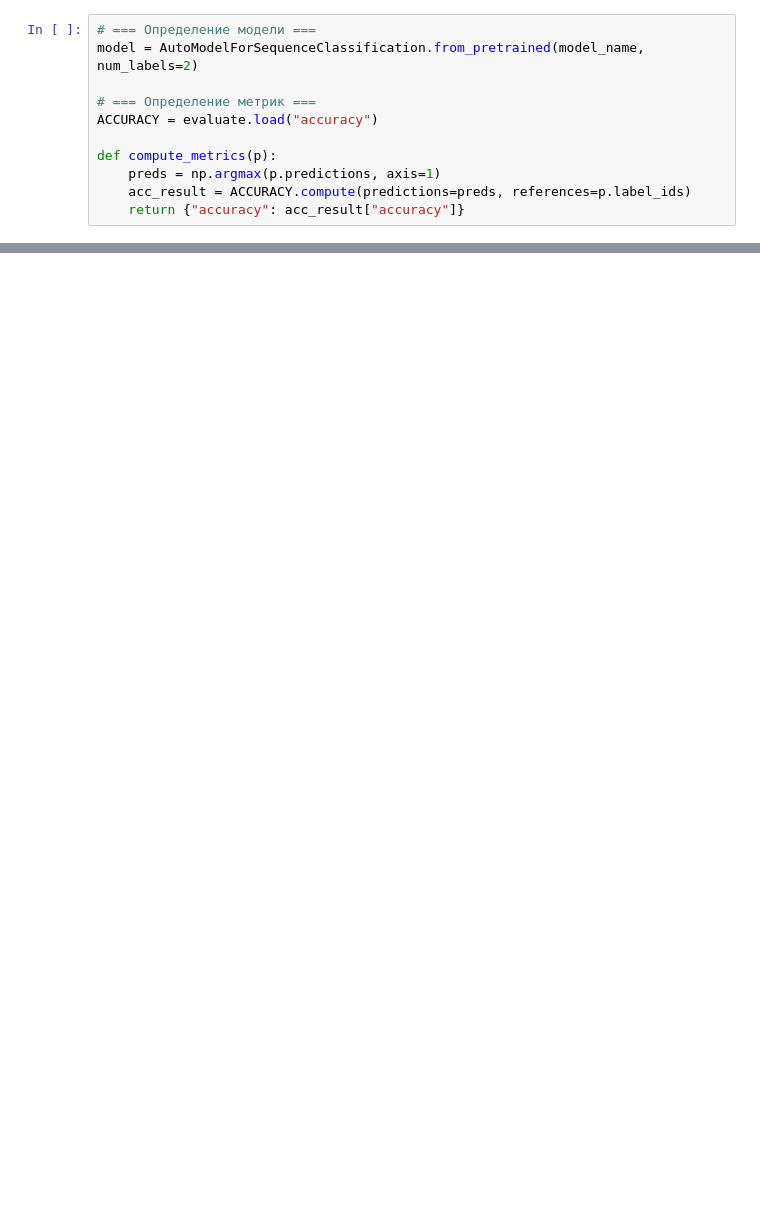
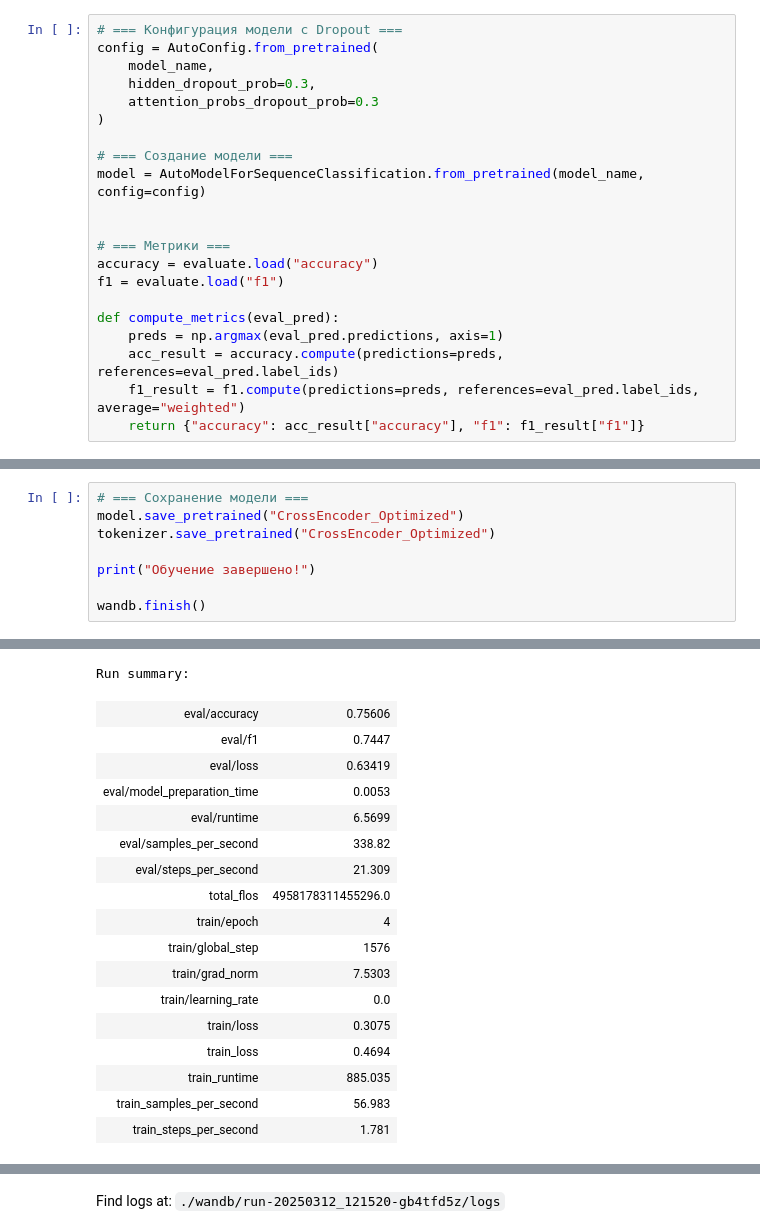
Before and after one commit to nikatonika/chat_bot_dr.house, a Jupyter notebook: models/cross_encoder_training.ipynb, the cells around one changed output, grey strips where cells are left out. Drawn from its saved outputs; the diff is of its cells as text; blank space fills up the shorter version.

```diff
--- a/models/cross_encoder_training.ipynb
+++ b/models/cross_encoder_training.ipynb
@@ -205,12 +47,22 @@ encoded_dataset.set_format("torch")
 # %%
-# === Определение модели ===
-model = AutoModelForSequenceClassification.from_pretrained(model_name, num_labels=2)
+# === Конфигурация модели с Dropout ===
+config = AutoConfig.from_pretrained(
+    model_name,
+    hidden_dropout_prob=0.3,
+    attention_probs_dropout_prob=0.3
+)
 
-# === Определение метрик ===
-ACCURACY = evaluate.load("accuracy")
+# === Создание модели ===
+model = AutoModelForSequenceClassification.from_pretrained(model_name, config=config)
 
-def compute_metrics(p):
-    preds = np.argmax(p.predictions, axis=1)
-    acc_result = ACCURACY.compute(predictions=preds, references=p.label_ids)
-    return {"accuracy": acc_result["accuracy"]}
+
+# === Метрики ===
+accuracy = evaluate.load("accuracy")
+f1 = evaluate.load("f1")
+
+def compute_metrics(eval_pred):
+    preds = np.argmax(eval_pred.predictions, axis=1)
+    acc_result = accuracy.compute(predictions=preds, references=eval_pred.label_ids)
+    f1_result = f1.compute(predictions=preds, references=eval_pred.label_ids, average="weighted")
+    return {"accuracy": acc_result["accuracy"], "f1": f1_result["f1"]}
 # %% [output]
@@ -301,0 +163,9 @@ print("Обучение завершено!")
+# %%
+# === Сохранение модели ===
+model.save_pretrained("CrossEncoder_Optimized")
+tokenizer.save_pretrained("CrossEncoder_Optimized")
+
+print("Обучение завершено!")
+
+wandb.finish()
+# %% [output]
@@ -301,0 +187,18 @@ print("Обучение завершено!")
+Run summary:
+| eval/accuracy | 0.75606 |
+| eval/f1 | 0.7447 |
+| eval/loss | 0.63419 |
+| eval/model_preparation_time | 0.0053 |
+| eval/runtime | 6.5699 |
+| eval/samples_per_second | 338.82 |
+| eval/steps_per_second | 21.309 |
+| total_flos | 4958178311455296.0 |
+| train/epoch | 4 |
+| train/global_step | 1576 |
+| train/grad_norm | 7.5303 |
+| train/learning_rate | 0.0 |
+| train/loss | 0.3075 |
+| train_loss | 0.4694 |
+| train_runtime | 885.035 |
+| train_samples_per_second | 56.983 |
+| train_steps_per_second | 1.781 |
@@ -301,0 +208 @@ print("Обучение завершено!")
+Find logs at: ./wandb/run-20250312_121520-gb4tfd5z/logs
```
Also changed, not shown: parts of 19 cells of this notebook, 4 other files.
